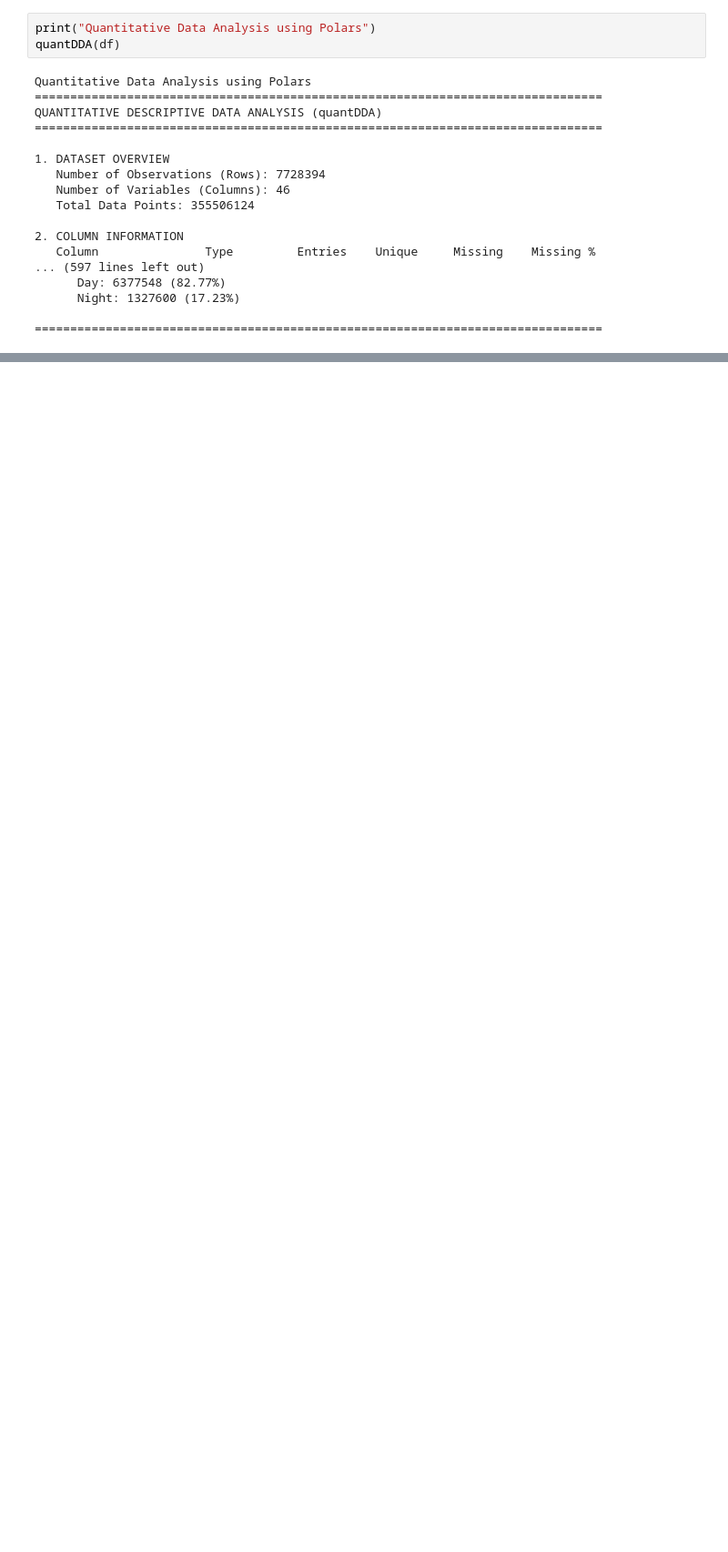
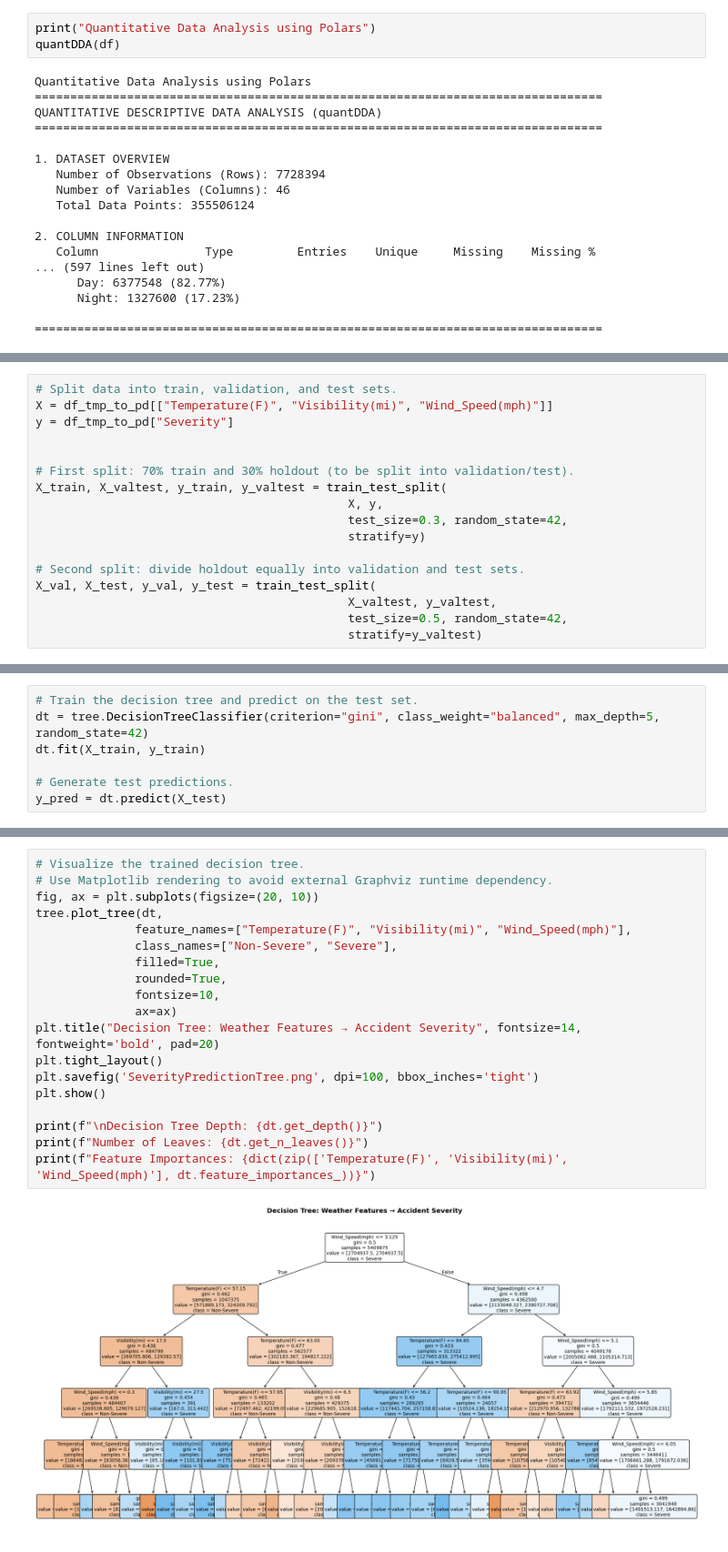
Before and after one commit to vubaominh/lab1_354, a Jupyter notebook: COMP333_final_proj.ipynb, the cells around one changed output, grey strips where cells are left out. Shown at 91% size. Cells and saved outputs as stored; diff of their text form; blank space fills up the shorter version.

```diff
--- a/COMP333_final_proj.ipynb
+++ b/COMP333_final_proj.ipynb
@@ -339,0 +889,17 @@ QUANTITATIVE DESCRIPTIVE DATA ANALYSIS (quantDDA)
+# %%
+# Split data into train, validation, and test sets.
+X = df_tmp_to_pd[["Temperature(F)", "Visibility(mi)", "Wind_Speed(mph)"]]
+y = df_tmp_to_pd["Severity"]
+
+
+# First split: 70% train and 30% holdout (to be split into validation/test).
+X_train, X_valtest, y_train, y_valtest = train_test_split(
+                                            X, y,
+                                            test_size=0.3, random_state=42,
+                                            stratify=y)
+
+# Second split: divide holdout equally into validation and test sets.
+X_val, X_test, y_val, y_test = train_test_split(
+                                            X_valtest, y_valtest,
+                                            test_size=0.5, random_state=42,
+                                            stratify=y_valtest)
@@ -339,0 +908,7 @@ QUANTITATIVE DESCRIPTIVE DATA ANALYSIS (quantDDA)
+# %%
+# Train the decision tree and predict on the test set.
+dt = tree.DecisionTreeClassifier(criterion="gini", class_weight="balanced", max_depth=5, random_state=42)
+dt.fit(X_train, y_train)
+
+# Generate test predictions.
+y_pred = dt.predict(X_test)
@@ -339,0 +935,21 @@ QUANTITATIVE DESCRIPTIVE DATA ANALYSIS (quantDDA)
+# %%
+# Visualize the trained decision tree.
+# Use Matplotlib rendering to avoid external Graphviz runtime dependency.
+fig, ax = plt.subplots(figsize=(20, 10))
+tree.plot_tree(dt,
+              feature_names=["Temperature(F)", "Visibility(mi)", "Wind_Speed(mph)"],
+              class_names=["Non-Severe", "Severe"],
+              filled=True,
+              rounded=True,
+              fontsize=10,
+              ax=ax)
+plt.title("Decision Tree: Weather Features → Accident Severity", fontsize=14, fontweight='bold', pad=20)
+plt.tight_layout()
+plt.savefig('SeverityPredictionTree.png', dpi=100, bbox_inches='tight')
+plt.show()
+
+print(f"\nDecision Tree Depth: {dt.get_depth()}")
+print(f"Number of Leaves: {dt.get_n_leaves()}")
+print(f"Feature Importances: {dict(zip(['Temperature(F)', 'Visibility(mi)', 'Wind_Speed(mph)'], dt.feature_importances_))}")
+# %% [output]
+[figure, added]
```
Also changed, not shown: parts of 52 cells of this notebook.
